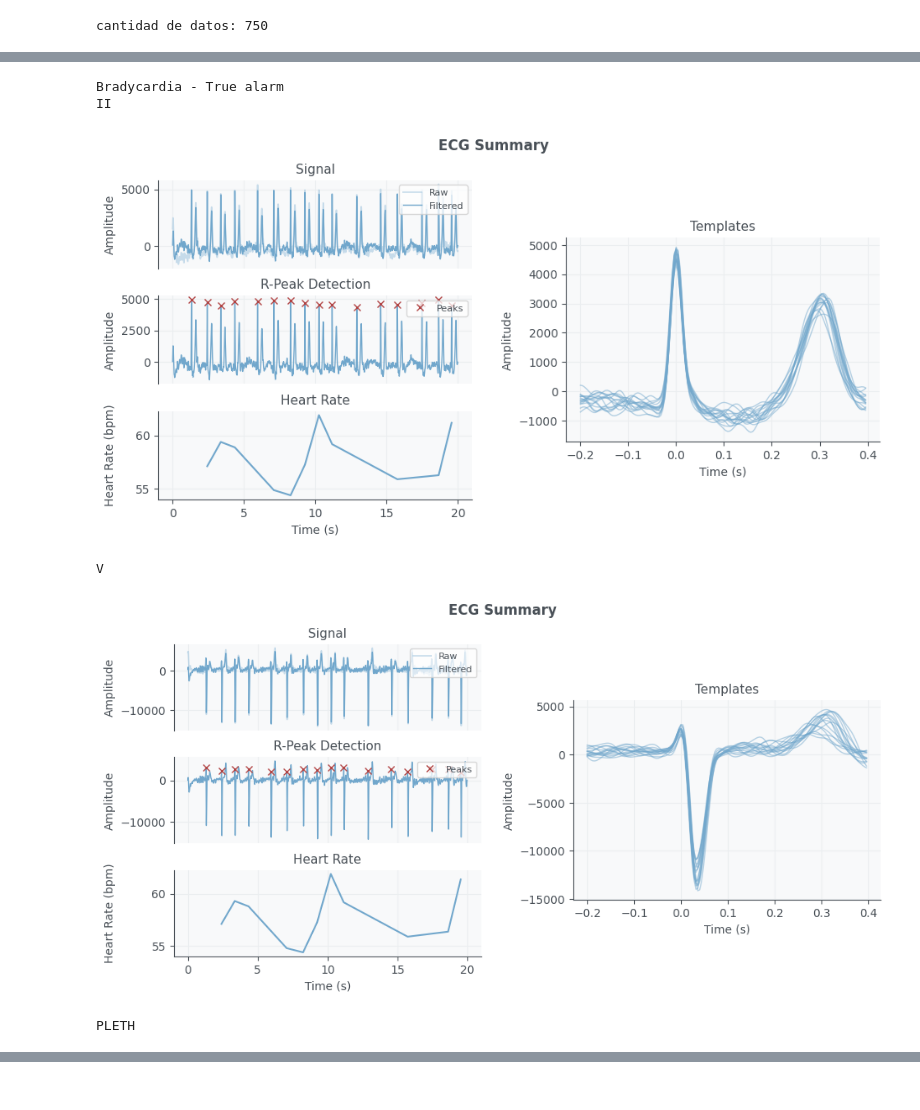
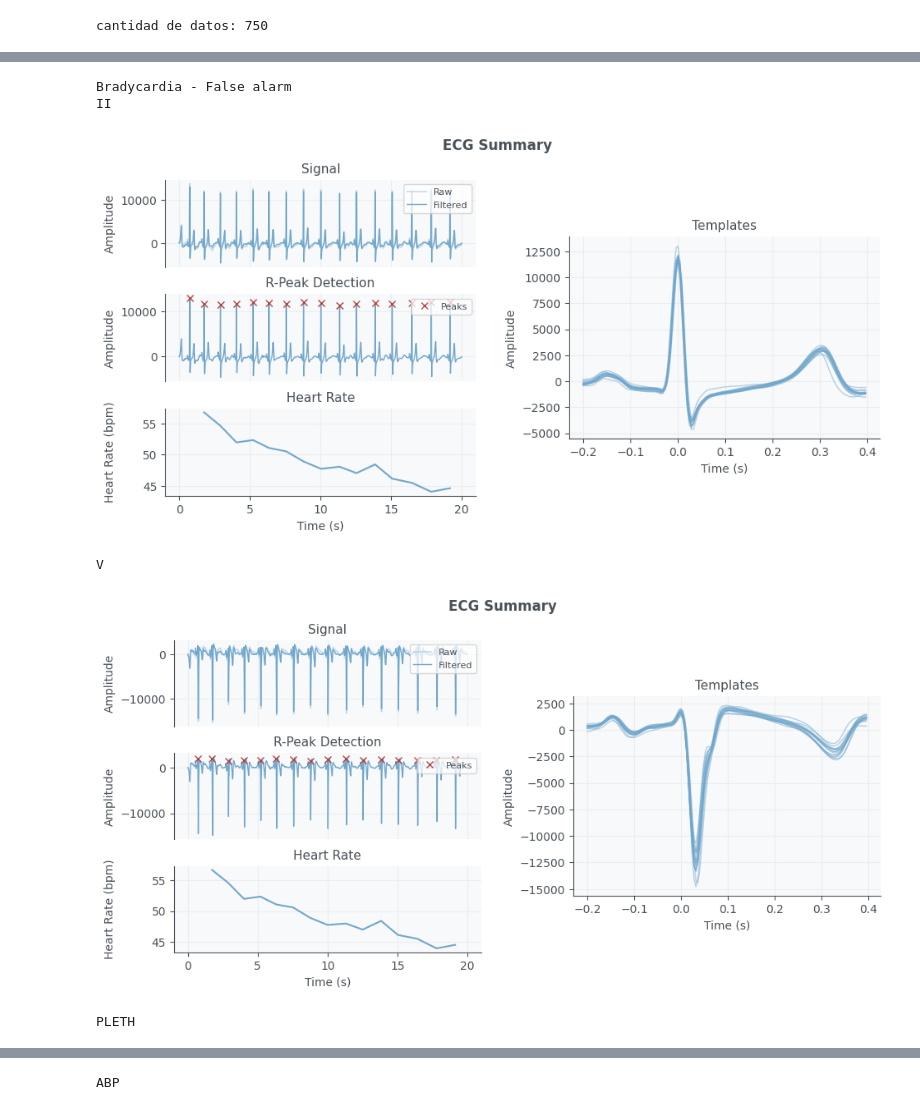
Before and after one commit to vynzk/UCIprojA-main, a Jupyter notebook: inform4.ipynb, the cells around one changed output, grey strips where cells are left out. Drawn from its saved outputs; the diff is of its cells as text; code cells hidden in the pictures.

```diff
--- a/inform4.ipynb
+++ b/inform4.ipynb
@@ -419,0 +516,9 @@ def visualizador_señales_limpias(record, signals):
+# %%
+# graficar una señal limpia
+fileName = 'b388s'
+path = 'data/cleaned/'
+record = read_file_hea(fileName, 'data/training/')
+signals = read_file_mat(fileName, path)
+flat_areas = read_file_flat(fileName, path)
+zigzag_areas = read_file_zigzag(fileName, path)
+grafica_preview(record, signals, signals, path, flat_areas, zigzag_areas)
@@ -420,9 +527,9 @@ def visualizador_señales_limpias(record, signals):
 # %%
-visualizador_señales_limpias(read_file_hea('b124s', 'data/training/'), read_file_mat('b124s', 'data/cleaned/'))
+visualizador_señales_limpias(read_file_hea(fileName, 'data/training/'), read_file_mat(fileName, path))
 # %% [output]
-Bradycardia - True alarm
+Bradycardia - False alarm
 II
-[figure, old version]
+[figure, new version]
 V
-[figure, old version]
+[figure, new version]
 PLETH
@@ -429,0 +537 @@ PLETH
+ABP
```
Also changed, not shown: parts of 49 cells of this notebook, 8 other files.
